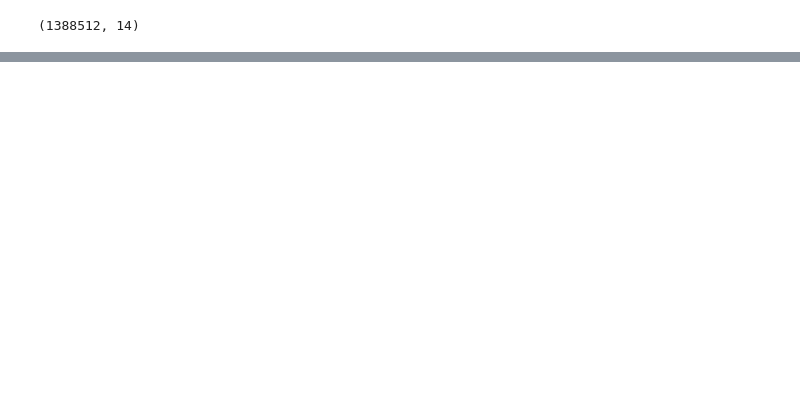
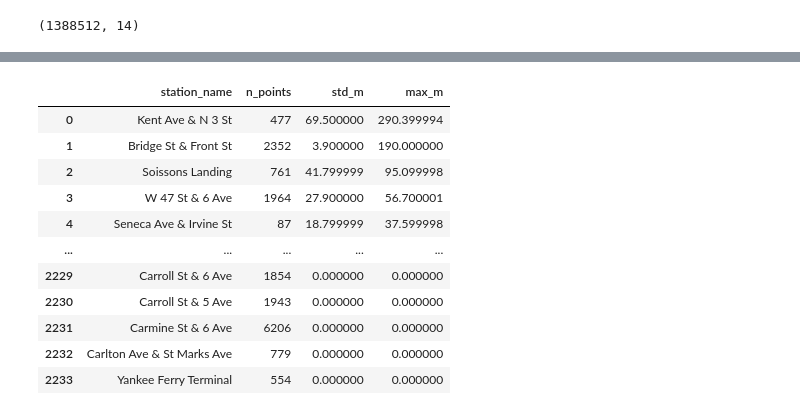
Before and after one commit to Felix-Middeldorf/citibike-nypd-insurance, a Jupyter notebook: notebooks/Citi_Bike.ipynb, the cells around one changed output, grey strips where cells are left out. Drawn from its saved outputs; the diff is of its cells as text; code cells hidden in the pictures; blank space fills up the shorter version.

```diff
--- a/notebooks/Citi_Bike.ipynb
+++ b/notebooks/Citi_Bike.ipynb
@@ -635,0 +266,9 @@ Name: count, dtype: int64
+# %%
+# rows with at least one missing value
+mask_missing = df_citibike.isna().any(axis=1)
+
+df_citibike_missing = df_citibike.loc[mask_missing].copy()
+df_citibike = df_citibike.loc[~mask_missing].copy()
+
+print("Rows with missing values:", df_citibike_missing.shape)
+print("Rows without missing values:", df_citibike.shape)
@@ -635,0 +520,7 @@ Name: count, dtype: int64
+# %%
+rows_before = len(df_citibike)
+df_citibike = df_citibike.loc[~mask_maint].copy()
+rows_after = len(df_citibike)
+
+print(f"Dropped {rows_before - rows_after:,} rows using maintenance mask")
+print("New shape:", df_citibike.shape)
@@ -635,0 +864,81 @@ Name: count, dtype: int64
+# %%
+def haversine_m(lat1, lon1, lat2, lon2) -> np.ndarray:
+    """Vectorized haversine distance in meters."""
+    R = 6_371_000.0
+    lat1 = np.radians(lat1)
+    lon1 = np.radians(lon1)
+    lat2 = np.radians(lat2)
+    lon2 = np.radians(lon2)
+
+    dlat = lat2 - lat1
+    dlon = lon2 - lon1
+    a = np.sin(dlat / 2.0) ** 2 + np.cos(lat1) * np.cos(lat2) * np.sin(dlon / 2.0) ** 2
+    return 2.0 * R * np.arcsin(np.sqrt(a))
+
+
+def station_offset_summary_by_name(df: pd.DataFrame) -> pd.DataFrame:
+    """
+    One output table:
+      station_name | n_points | std_m | max_m
+
+    Points = all start + end coordinate observations grouped by station_name.
+    Distances are computed to a robust station center (median lat/lng).
+    """
+    pts = pd.concat(
+        [
+            df[["start_station_name", "start_lat", "start_lng"]].rename(
+                columns={"start_station_name": "station_name", "start_lat": "lat", "start_lng": "lng"}
+            ),
+            df[["end_station_name", "end_lat", "end_lng"]].rename(
+                columns={"end_station_name": "station_name", "end_lat": "lat", "end_lng": "lng"}
+            ),
+        ],
+        ignore_index=True,
+    )
+
+    centers = pts.groupby("station_name", as_index=False).agg(
+        center_lat=("lat", "median"),
+        center_lng=("lng", "median"),
+    )
+
+    pts = pts.merge(centers, on="station_name", how="left")
+
+    pts["dist_m"] = haversine_m(
+        pts["lat"].to_numpy(),
+        pts["lng"].to_numpy(),
+        pts["center_lat"].to_numpy(),
+        pts["center_lng"].to_numpy(),
+    )
+
+    out = (
+        pts.groupby("station_name", as_index=False)
+        .agg(
+            n_points=("dist_m", "size"),
+            std_m=("dist_m", "std"),
+            max_m=("dist_m", "max"),
+        )
+        .sort_values("max_m", ascending=False, ignore_index=True)
+    )
+
+    # std can be NaN for stations with n_points == 1
+    out["std_m"] = out["std_m"].fillna(0.0).round(1)
+    out["max_m"] = out["max_m"].round(1)
+
+    return out
+
+
+offset_table = station_offset_summary_by_name(df_citibike)
+display(offset_table)
+# %% [output]
+|  | station_name | n_points | std_m | max_m |
+| 0 | Kent Ave & N 3 St | 477 | 69.500000 | 290.399994 |
+| 1 | Bridge St & Front St | 2352 | 3.900000 | 190.000000 |
+| 2 | Soissons Landing | 761 | 41.799999 | 95.099998 |
+| 3 | W 47 St & 6 Ave | 1964 | 27.900000 | 56.700001 |
+| 4 | Seneca Ave & Irvine St | 87 | 18.799999 | 37.599998 |
+| ... | ... | ... | ... | ... |
+| 2229 | Carroll St & 6 Ave | 1854 | 0.000000 | 0.000000 |
+| 2230 | Carroll St & 5 Ave | 1943 | 0.000000 | 0.000000 |
+| 2231 | Carmine St & 6 Ave | 6206 | 0.000000 | 0.000000 |
+| 2232 | Carlton Ave & St Marks Ave | 779 | 0.000000 | 0.000000 |
+| 2233 | Yankee Ferry Terminal | 554 | 0.000000 | 0.000000 |
```
Also changed, not shown: parts of 136 cells of this notebook.
